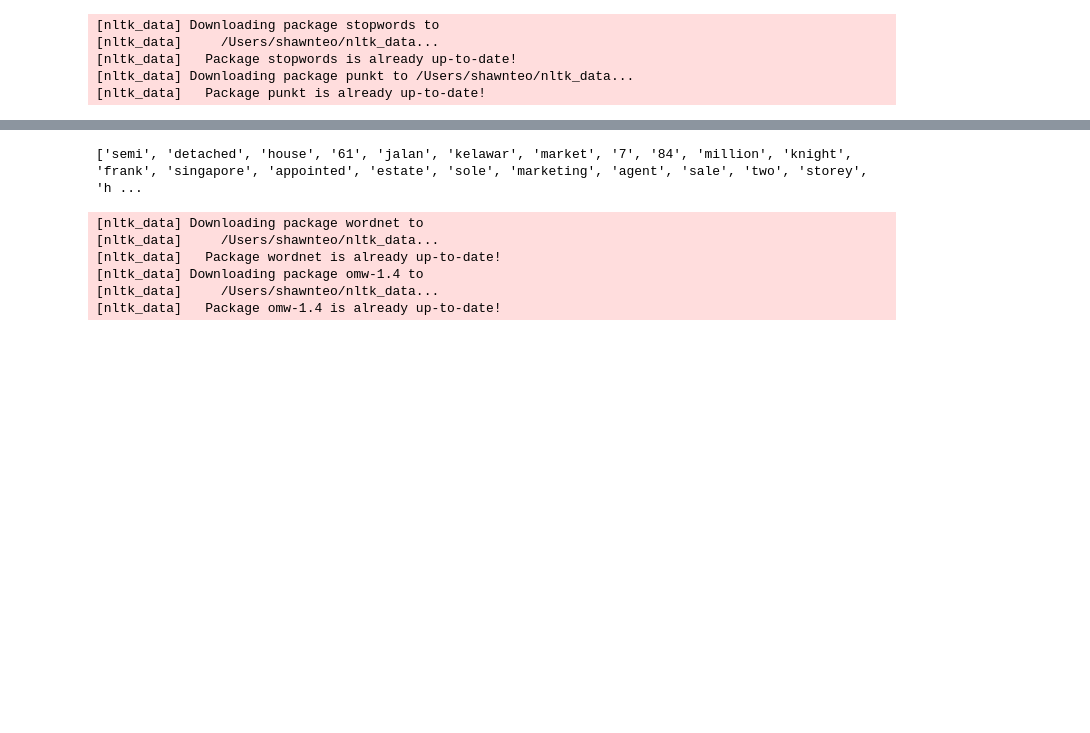
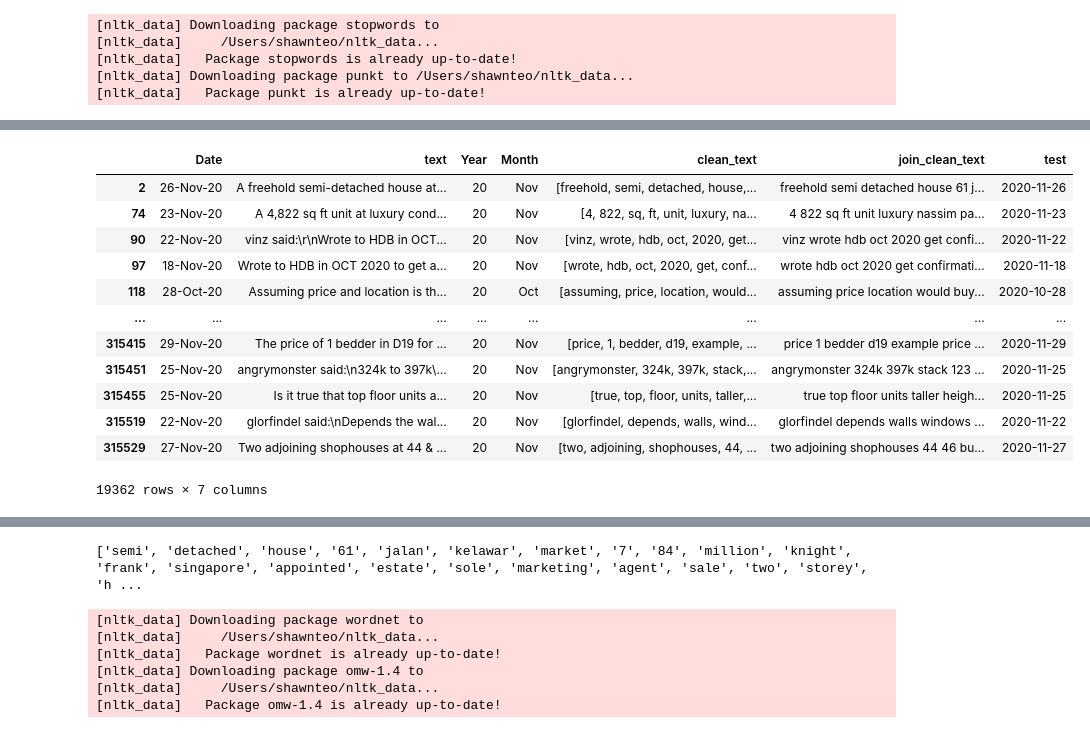
Before and after one commit to Shawntwj/HDB_price_prediction, a Jupyter notebook: hardwarezone-main/LDA to present.ipynb, the cells around one changed output, grey strips where cells are left out. Saved outputs shown, nothing was run; the diff lists cells and outputs as text; code cells hidden in the pictures; blank space fills up the shorter version.

```diff
--- a/hardwarezone-main/LDA to present.ipynb
+++ b/hardwarezone-main/LDA to present.ipynb
@@ -115,0 +147,26 @@ df_assigned = df_assigned[df_assigned['join_clean_text'].str.contains("hawker|mr
+# %%
+df_assigned = df_assigned.dropna()
+
+df_assigned["real_Date"] = pd.to_datetime(df["Date"])
+after_covid = df_assigned[df_assigned["real_Date"] >= '2020-04-07']
+
+before_covid = df_assigned[df_assigned["real_Date"] < '2020-04-07']
+before_covid = before_covid[before_covid["real_Date"] > '2017-01-01']
+# df.loc[(df['date'] >= '2020-09-01')
+#                      & (df['date'] < '2020-09-15')]
+
+after_covid.to_csv("aftercovid.csv",index=False)
+# %% [output]
+|  | Date | text | Year | Month | clean_text | join_clean_text | test |
+| 2 | 26-Nov-20 | A freehold semi-detached house at... | 20 | Nov | [freehold, semi, detached, house,... | freehold semi detached house 61 j... | 2020-11-26 |
+| 74 | 23-Nov-20 | A 4,822 sq ft unit at luxury cond... | 20 | Nov | [4, 822, sq, ft, unit, luxury, na... | 4 822 sq ft unit luxury nassim pa... | 2020-11-23 |
+| 90 | 22-Nov-20 | vinz said:\r\nWrote to HDB in OCT... | 20 | Nov | [vinz, wrote, hdb, oct, 2020, get... | vinz wrote hdb oct 2020 get confi... | 2020-11-22 |
+| 97 | 18-Nov-20 | Wrote to HDB in OCT 2020 to get a... | 20 | Nov | [wrote, hdb, oct, 2020, get, conf... | wrote hdb oct 2020 get confirmati... | 2020-11-18 |
+| 118 | 28-Oct-20 | Assuming price and location is th... | 20 | Oct | [assuming, price, location, would... | assuming price location would buy... | 2020-10-28 |
+| ... | ... | ... | ... | ... | ... | ... | ... |
+| 315415 | 29-Nov-20 | The price of 1 bedder in D19 for ... | 20 | Nov | [price, 1, bedder, d19, example, ... | price 1 bedder d19 example price ... | 2020-11-29 |
+| 315451 | 25-Nov-20 | angrymonster said:\n324k to 397k\... | 20 | Nov | [angrymonster, 324k, 397k, stack,... | angrymonster 324k 397k stack 123 ... | 2020-11-25 |
+| 315455 | 25-Nov-20 | Is it true that top floor units a... | 20 | Nov | [true, top, floor, units, taller,... | true top floor units taller heigh... | 2020-11-25 |
+| 315519 | 22-Nov-20 | glorfindel said:\nDepends the wal... | 20 | Nov | [glorfindel, depends, walls, wind... | glorfindel depends walls windows ... | 2020-11-22 |
+| 315529 | 27-Nov-20 | Two adjoining shophouses at 44 & ... | 20 | Nov | [two, adjoining, shophouses, 44, ... | two adjoining shophouses 44 46 bu... | 2020-11-27 |
+19362 rows × 7 columns
```
Also changed, not shown: parts of 5 cells of this notebook, 5 other files.
